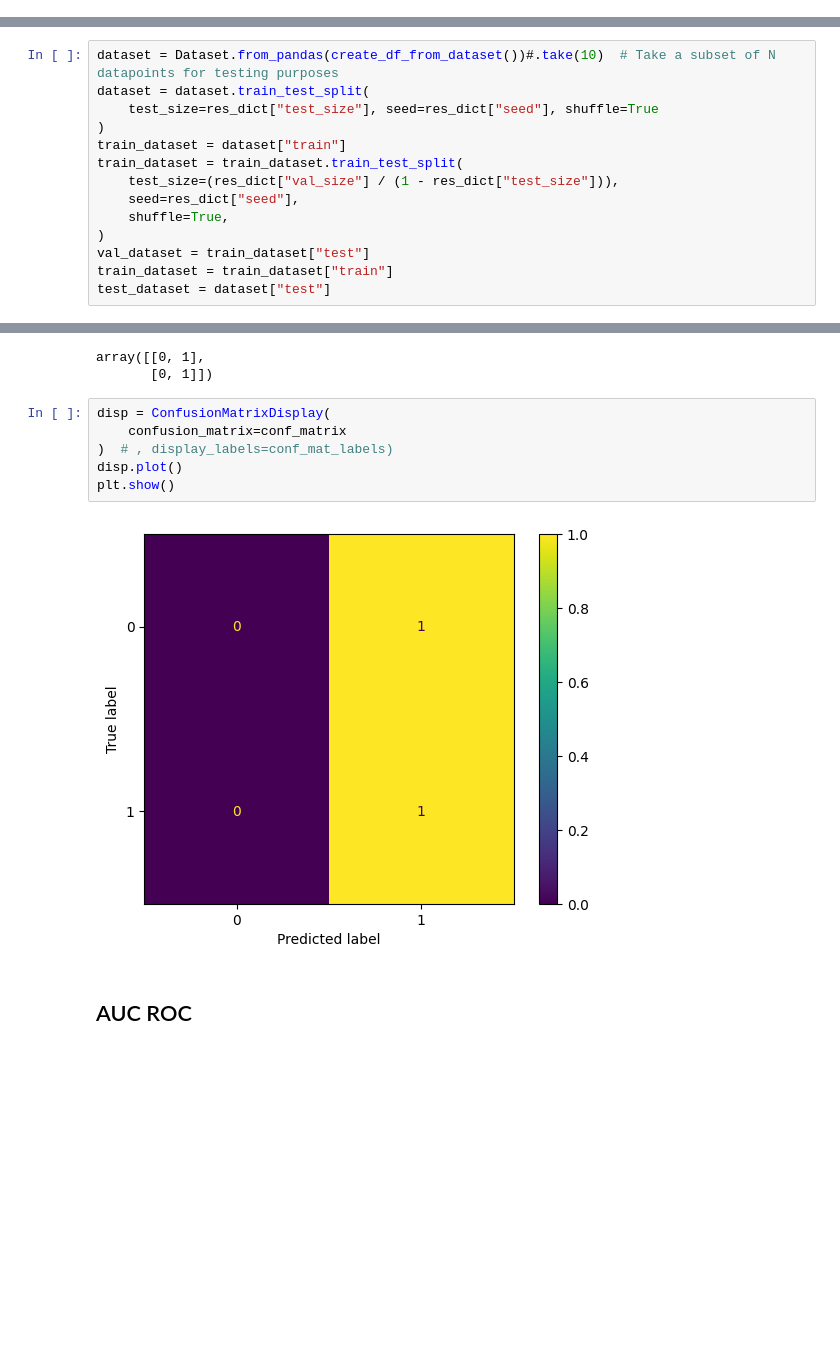
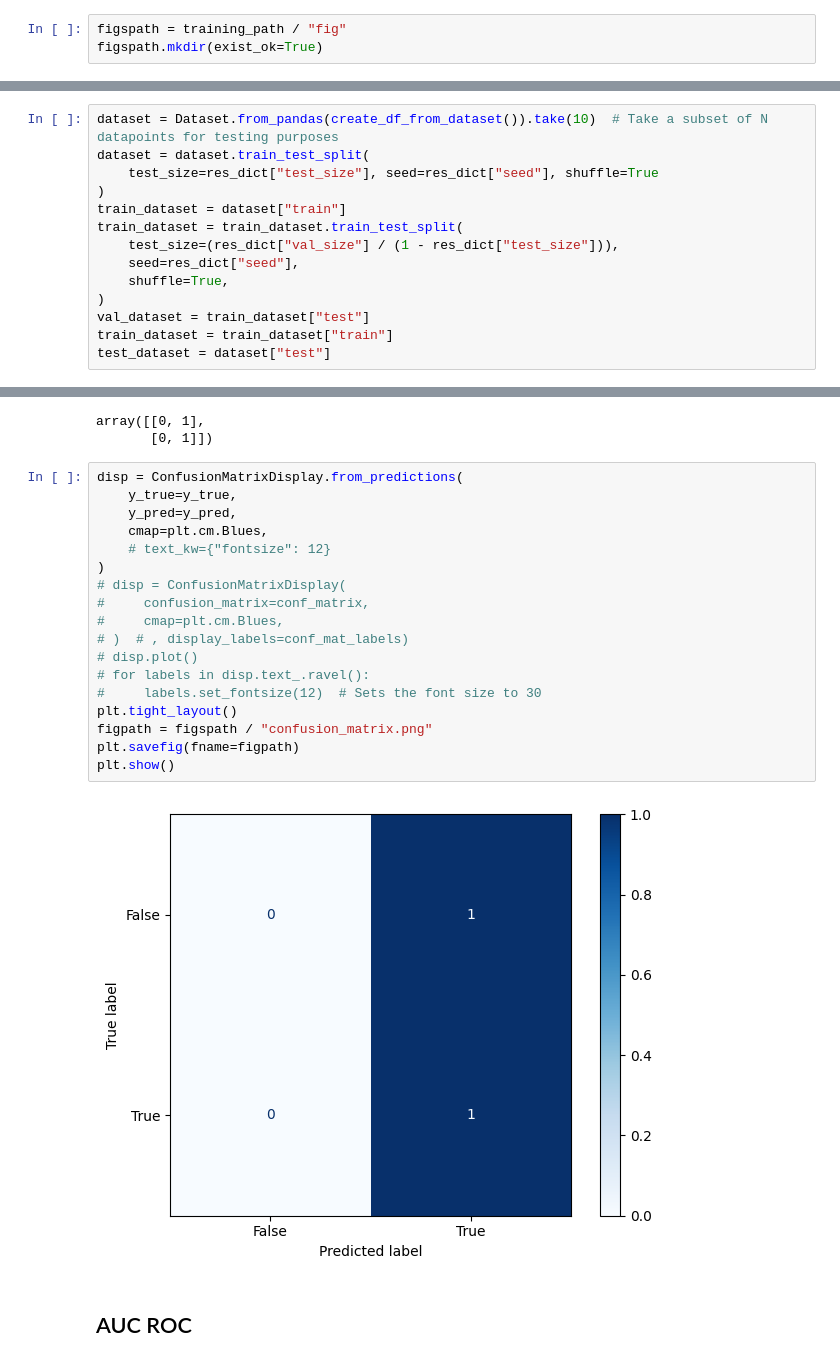
Before and after one commit to DanNguyen1/DL-project, a Jupyter notebook: visualization.ipynb, the cells around one changed output, grey strips where cells are left out. Saved outputs shown, nothing was run; the diff lists cells and outputs as text; blank space fills up the shorter version.

```diff
--- a/visualization.ipynb
+++ b/visualization.ipynb
@@ -41,6 +41,9 @@ results_path = training_path / "res.tar"
 results_path.exists()
 # %% [output]
 True
+# %%
+figspath = training_path / "fig"
+figspath.mkdir(exist_ok=True)
 # %%
 res_dict = torch.load(results_path, weights_only=False, map_location=device)
 res_dict
@@ -65,7 +68,7 @@ array([0, 1, 2, 3, 4])
 # %% [markdown]
 ## Recreate original dataset
 # %%
-dataset = Dataset.from_pandas(create_df_from_dataset())#.take(10)  # Take a subset of N datapoints for testing purposes
+dataset = Dataset.from_pandas(create_df_from_dataset()).take(10)  # Take a subset of N datapoints for testing purposes
 dataset = dataset.train_test_split(
     test_size=res_dict["test_size"], seed=res_dict["seed"], shuffle=True
 )
@@ -153,13 +162,25 @@ conf_matrix
 array([[0, 1],
        [0, 1]])
 # %%
-disp = ConfusionMatrixDisplay(
-    confusion_matrix=conf_matrix
-)  # , display_labels=conf_mat_labels)
-disp.plot()
+disp = ConfusionMatrixDisplay.from_predictions(
+    y_true=y_true,
+    y_pred=y_pred,
+    cmap=plt.cm.Blues,
+    # text_kw={"fontsize": 12}
+)
+# disp = ConfusionMatrixDisplay(
+#     confusion_matrix=conf_matrix,
+#     cmap=plt.cm.Blues,
+# )  # , display_labels=conf_mat_labels)
+# disp.plot()
+# for labels in disp.text_.ravel():
+#     labels.set_fontsize(12)  # Sets the font size to 30
+plt.tight_layout()
+figpath = figspath / "confusion_matrix.png"
+plt.savefig(fname=figpath)
 plt.show()
 # %% [output]
-[figure, old version]
+[figure, new version]
 # %% [markdown]
 ## AUC ROC
 # %%
```
Also changed, not shown: parts of 3 cells of this notebook, 1 other file.
